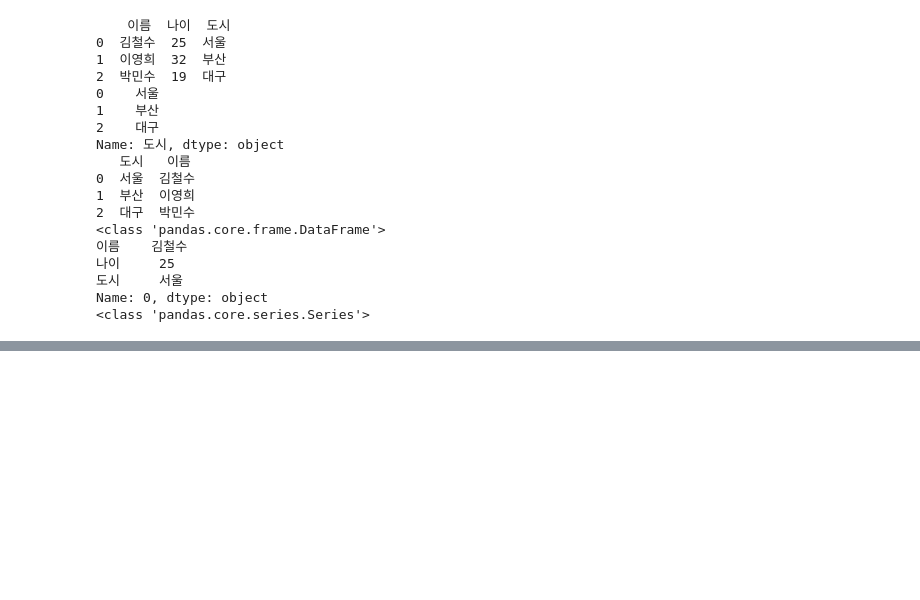
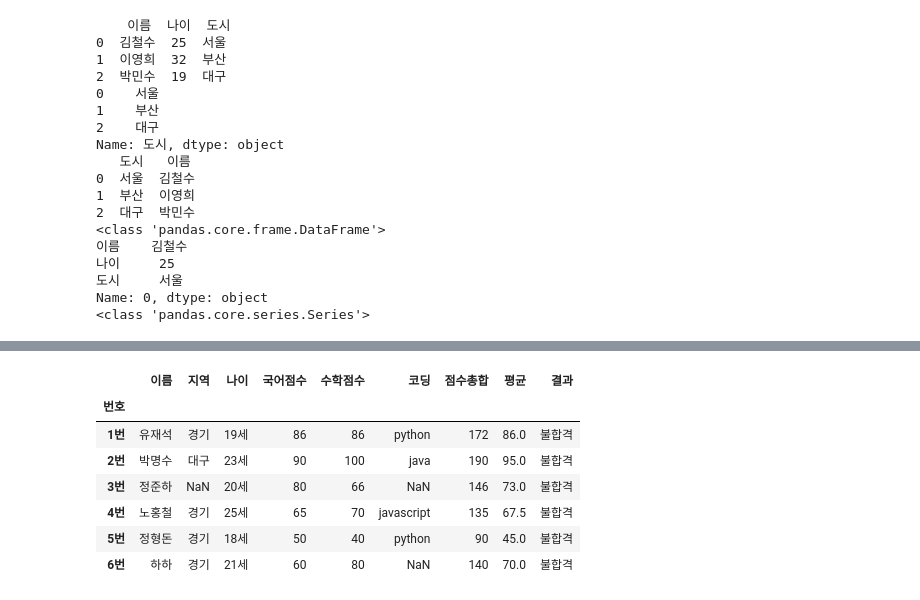
Before and after one commit to PepperShin/PythonPrj, a Jupyter notebook: PANDAS_2025_02_04.ipynb, the cells around one changed output, grey strips where cells are left out. Cells and saved outputs as stored; diff of their text form; code cells hidden in the pictures; blank space fills up the shorter version.

```diff
--- a/PANDAS_2025_02_04.ipynb
+++ b/PANDAS_2025_02_04.ipynb
@@ -600,0 +828,4 @@ Name: 0, dtype: object
+# %%
+# 결측치 지정
+df["지역"] = np.nan
+df
@@ -600,0 +926,7 @@ Name: 0, dtype: object
+# %%
+# 함수 적용 - apply
+def age_add(age):
+    return str(age) + "세"
+
+df['나이'] = df['나이'].apply(age_add)
+df
@@ -600,0 +942,5 @@ Name: 0, dtype: object
+# %%
+# 데이터 수정
+# 컬럼 추가/삭제
+df['지역'].replace({'서울':'경기', '부산':'대구'}, inplace=True) # 딕셔너리 형태로 바꾼다
+df
@@ -600,0 +956,16 @@ Name: 0, dtype: object
+# %%
+df['코딩'] = df['코딩'].str.lower()
+# %%
+# 국어점수, 수학점수를 더한 총합 컬럼 만들기
+df['점수총합'] = df['국어점수'] + df['수학점수']
+df['평균'] = df['점수총합'] / 2 # 브로드캐스팅
+df['결과'] = '불합격'
+# %% [output]
+|  | 이름 | 지역 | 나이 | 국어점수 | 수학점수 | 코딩 | 점수총합 | 평균 | 결과 |
+| 번호 |  |  |  |  |  |  |  |  |  |
+| 1번 | 유재석 | 경기 | 19세 | 86 | 86 | python | 172 | 86.0 | 불합격 |
+| 2번 | 박명수 | 대구 | 23세 | 90 | 100 | java | 190 | 95.0 | 불합격 |
+| 3번 | 정준하 | NaN | 20세 | 80 | 66 | NaN | 146 | 73.0 | 불합격 |
+| 4번 | 노홍철 | 경기 | 25세 | 65 | 70 | javascript | 135 | 67.5 | 불합격 |
+| 5번 | 정형돈 | 경기 | 18세 | 50 | 40 | python | 90 | 45.0 | 불합격 |
+| 6번 | 하하 | 경기 | 21세 | 60 | 80 | NaN | 140 | 70.0 | 불합격 |
```
Also changed, not shown: parts of 28 cells of this notebook.
